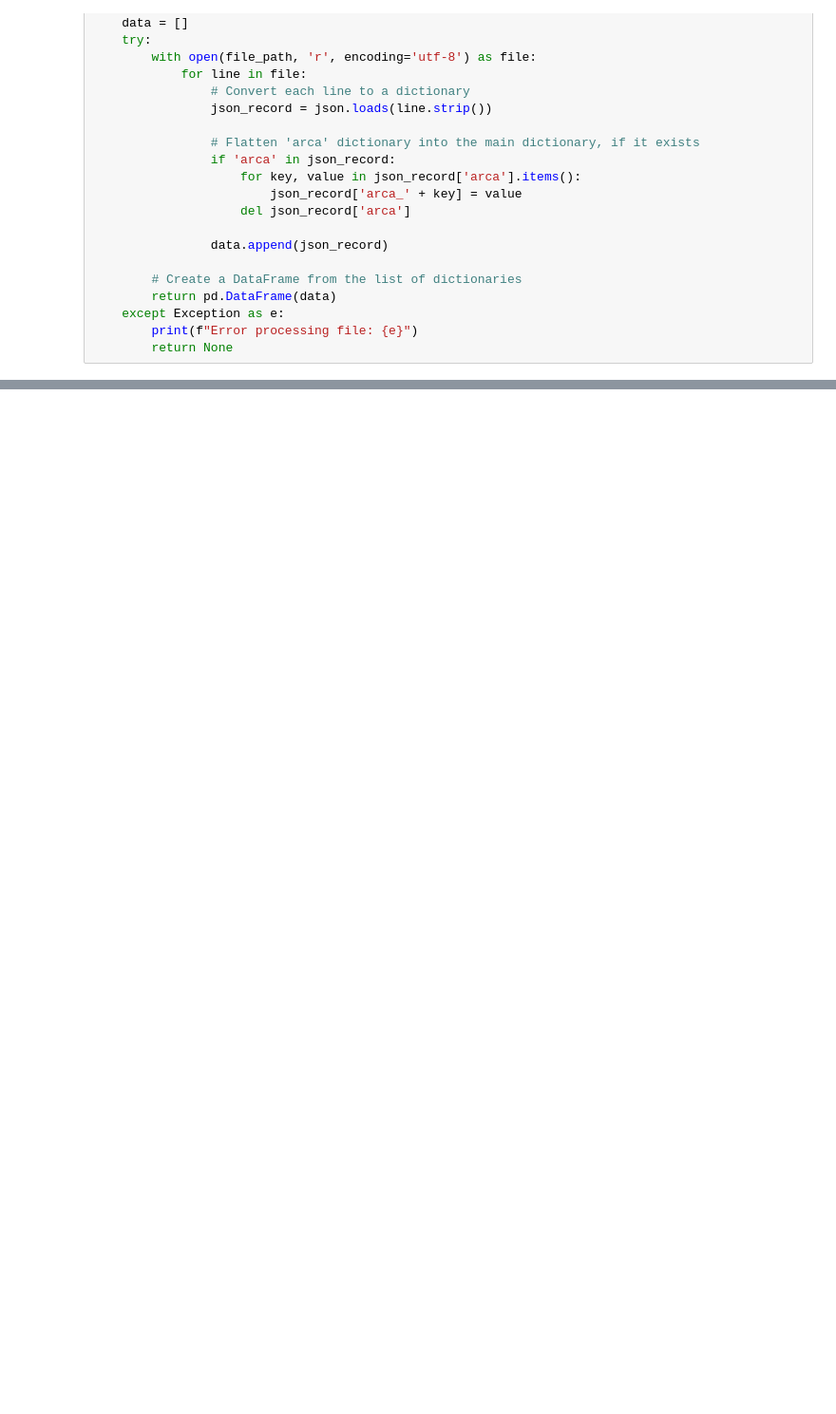
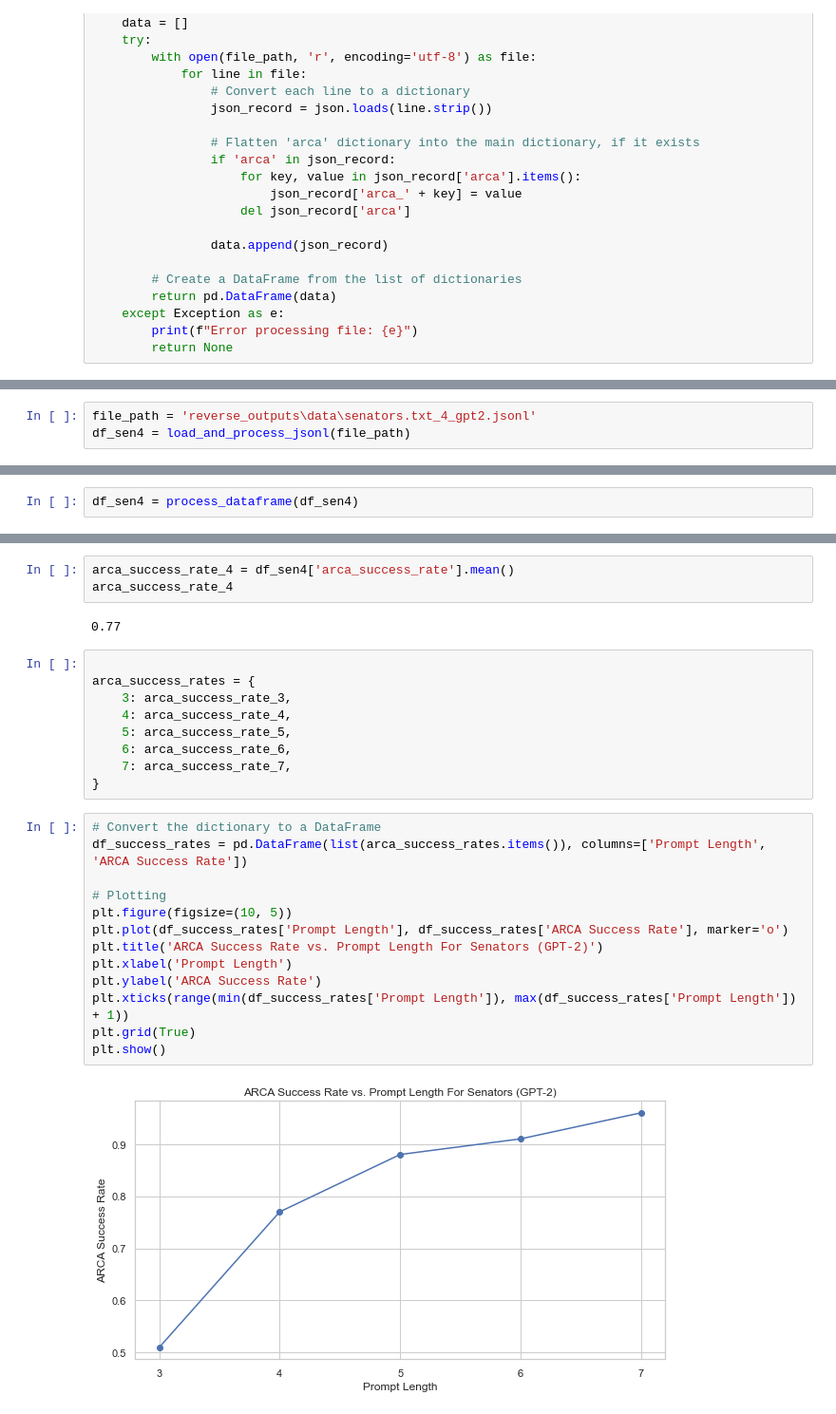
Before and after one commit to mayukhsen13/auditing-llms_stat588_project, a Jupyter notebook: output_processing.ipynb, the cells around one changed output, grey strips where cells are left out. Shown at 95% size. Drawn from its saved outputs; the diff is of its cells as text; blank space fills up the shorter version.

Commit message:
New Outputs and New Processing

```diff
--- a/output_processing.ipynb
+++ b/output_processing.ipynb
@@ -321,0 +175,3 @@ df5.to_csv('tox1_gptj.csv', index=False)
+# %%
+file_path = 'reverse_outputs\data\senators.txt_4_gpt2.jsonl'
+df_sen4 = load_and_process_jsonl(file_path)
@@ -321,0 +182,2 @@ df5.to_csv('tox1_gptj.csv', index=False)
+# %%
+df_sen4 = process_dataframe(df_sen4)
@@ -321,0 +200,29 @@ df5.to_csv('tox1_gptj.csv', index=False)
+# %%
+arca_success_rate_4 = df_sen4['arca_success_rate'].mean()
+arca_success_rate_4
+# %% [output]
+0.77
+# %%
+
+arca_success_rates = {
+    3: arca_success_rate_3,
+    4: arca_success_rate_4,
+    5: arca_success_rate_5,
+    6: arca_success_rate_6,
+    7: arca_success_rate_7,
+}
+# %%
+# Convert the dictionary to a DataFrame
+df_success_rates = pd.DataFrame(list(arca_success_rates.items()), columns=['Prompt Length', 'ARCA Success Rate'])
+
+# Plotting
+plt.figure(figsize=(10, 5))
+plt.plot(df_success_rates['Prompt Length'], df_success_rates['ARCA Success Rate'], marker='o')
+plt.title('ARCA Success Rate vs. Prompt Length For Senators (GPT-2)')
+plt.xlabel('Prompt Length')
+plt.ylabel('ARCA Success Rate')
+plt.xticks(range(min(df_success_rates['Prompt Length']), max(df_success_rates['Prompt Length']) + 1))
+plt.grid(True)
+plt.show()
+# %% [output]
+[figure, added]
```
Also changed, not shown: parts of 124 cells of this notebook, 53 other files.
